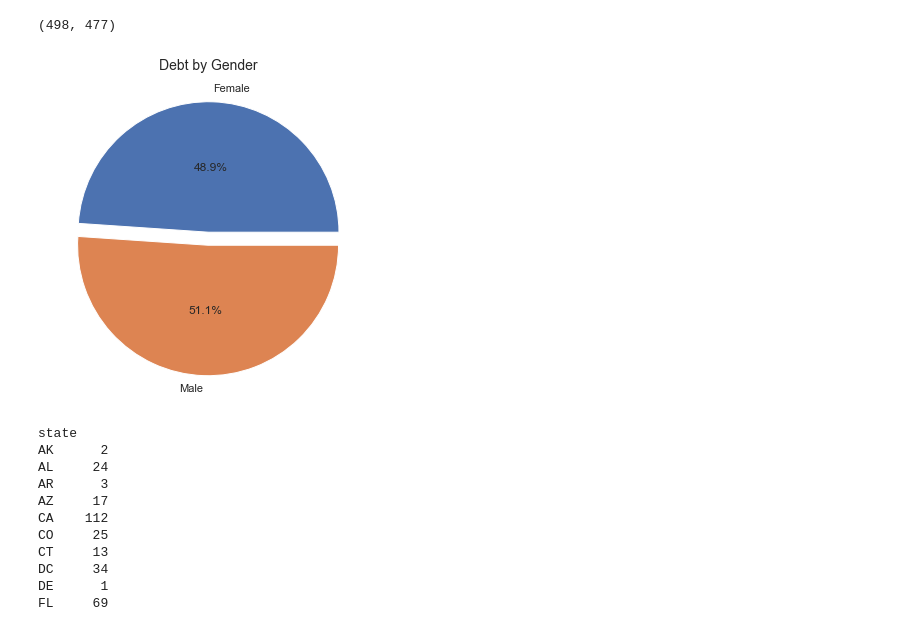
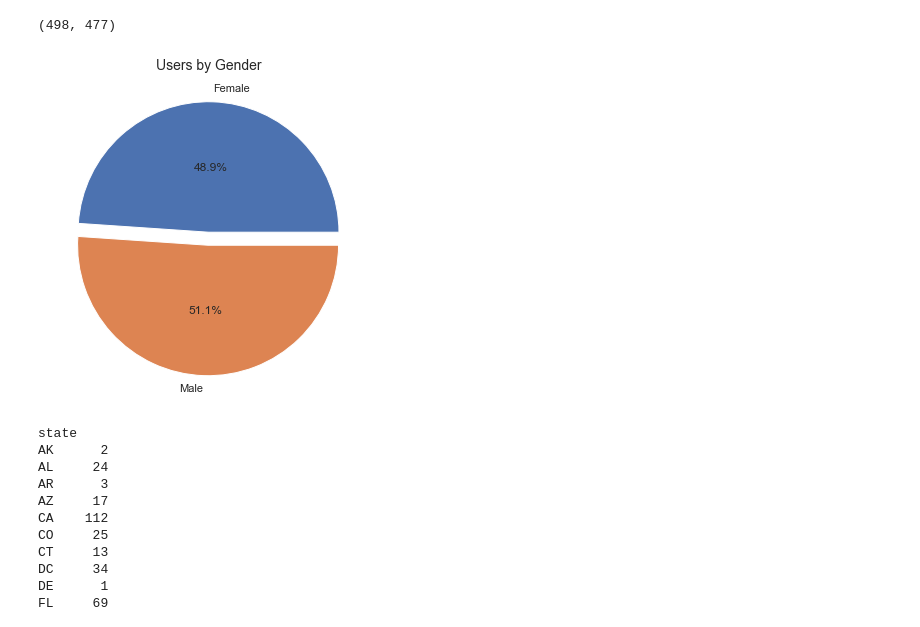
Before and after one commit to Jose-Monagas/SFS_assessment, a Jupyter notebook: analysis/SFS_analysis.ipynb, the cells around one changed output. Drawn from its saved outputs; the diff is of its cells as text; code cells hidden in the pictures.

```diff
--- a/analysis/SFS_analysis.ipynb
+++ b/analysis/SFS_analysis.ipynb
@@ -172,12 +172,12 @@ sex_counter(leads_gender)
 # %%
 # Plot leads by gender using matplotlib
 pie, ax = plt.subplots(figsize=[9,6])
 labels = gender_data.keys()
 plt.pie(x=gender_data, autopct="%.1f%%", explode=[0.05]*2, labels=labels, pctdistance=0.5)
-plt.title("Debt by Gender", fontsize=14)
+plt.title("Users by Gender", fontsize=14)
 pie.savefig("DataByGenderPieChart.png")
 # %% [output]
-[figure, old version]
+[figure, new version]
 # %%
 # Group leads by State
 state_data = leads_data_df.groupby('state')['state'].count()
```
Also changed, not shown: parts of 26 cells of this notebook, 4 other files.
